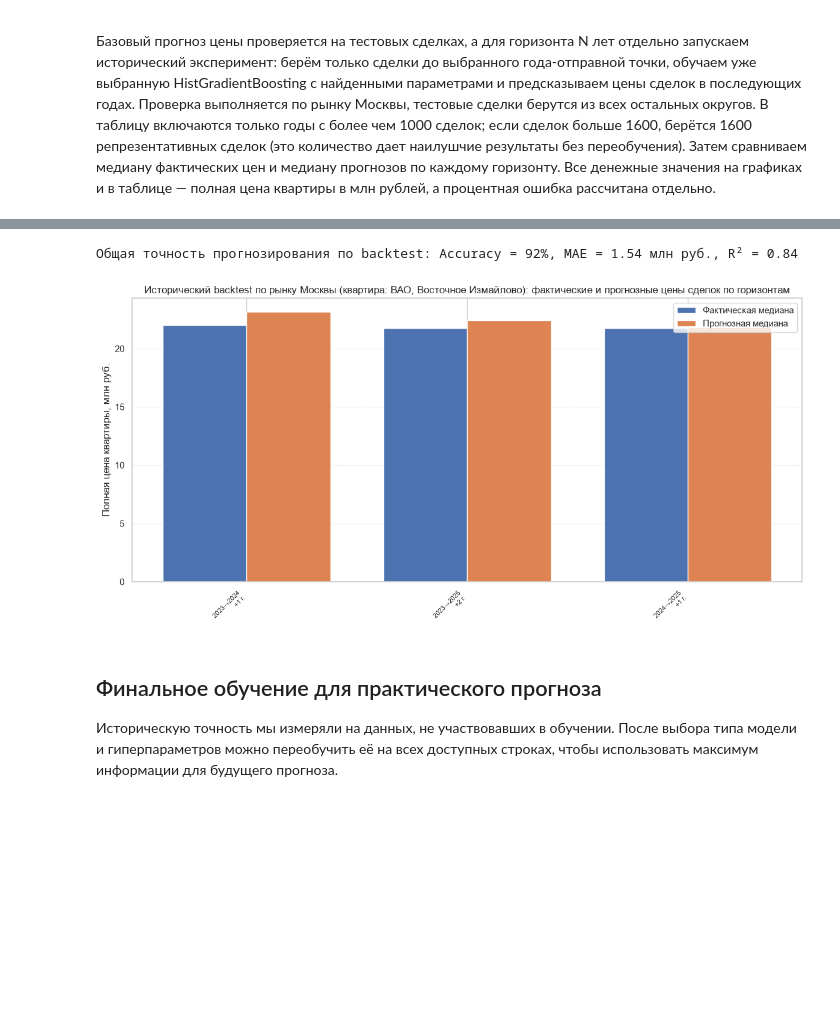
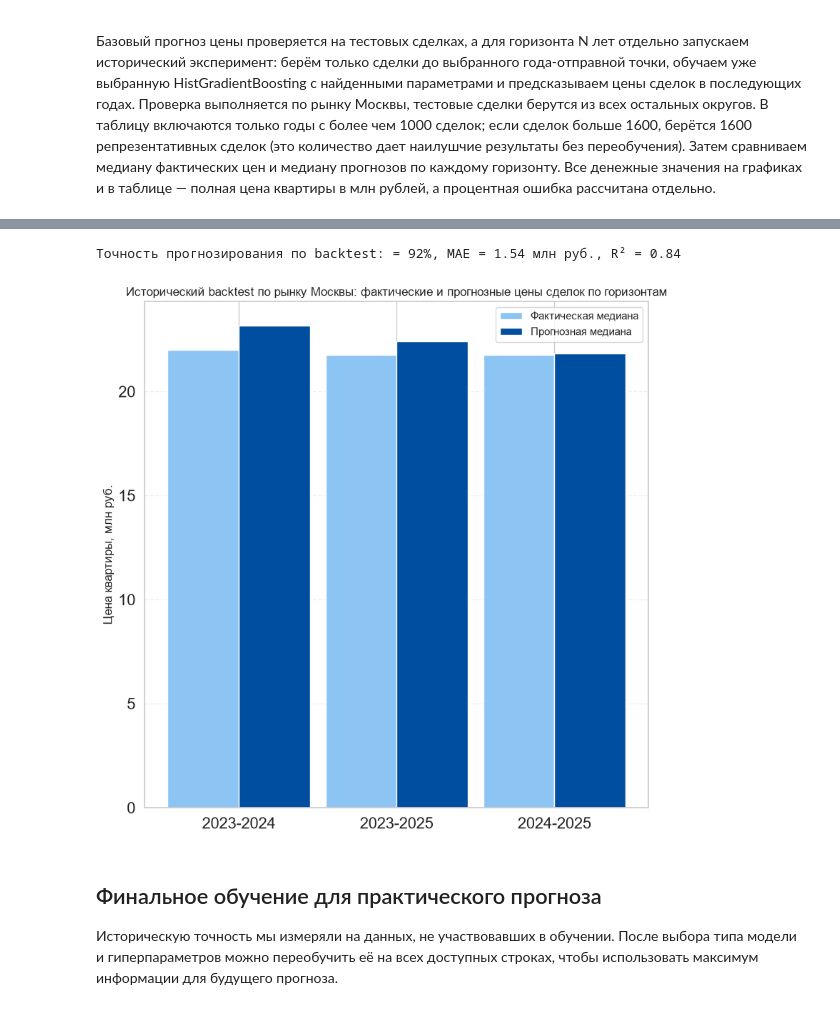
Before and after one commit to o-Anna-o/Prognosis_system, a Jupyter notebook: Prognosis_system.ipynb, the cells around one changed output, grey strips where cells are left out. Cells and saved outputs as stored; diff of their text form; code cells hidden in the pictures; blank space fills up the shorter version.

```diff
--- a/Prognosis_system.ipynb
+++ b/Prognosis_system.ipynb
@@ -576,8 +576,8 @@ if n > 0:
     x = np.arange(n)
     width = 0.35
     plt.figure(figsize=(14, 7))
-    plt.bar(x - width / 2, sample['real_mln'], width, label='Реальная цена', alpha=0.9, edgecolor='black')
-    plt.bar(x + width / 2, sample['predicted_mln'], width, label='Прогнозируемая цена', alpha=0.9, edgecolor='black')
+    plt.bar(x - width / 2, sample['real_mln'], width, label='Реальная цена', alpha=0.9, edgecolor='black',color="#4FC3F7")
+    plt.bar(x + width / 2, sample['predicted_mln'], width, label='Прогнозируемая цена', alpha=0.9, edgecolor='black', color="#1565C0")
     plt.xlabel('Объект тестовой выборки (улица, округ, площадь)')
     plt.ylabel('Цена квартиры, млн руб.')
     plt.title(f'Сравнение реальной и прогнозируемой цены (модель {best_model_name}, первые {n} объектов)')
@@ -716,48 +716,49 @@ if len(hist_years) >= 3:
             ape_bt = np.abs(actual_bt-pred_bt)/np.maximum(actual_bt,1)*100
             backtest_rows.append({
                 "region": bt_region,
                 "district": bt_district,
                 "Год обучения до": int(origin_year),
                 "Год проверки": int(target_year),
                 "Горизонт, лет": int(target_year-origin_year),
                 "Сделок": int(len(test_bt)),
                 "Фактическая медиана, млн руб.": float(np.median(actual_bt)/1e6),
                 "Прогнозная медиана, млн руб.": float(np.median(pred_bt)/1e6),
                 "MAE, млн руб.": float(mean_absolute_error(actual_bt,pred_bt)/1e6),
                 "MAPE, %": round(float(np.mean(ape_bt))),
-                "Accuracy, %": round(float(100 - np.mean(ape_bt))),
+                "Точность, %": round(float(100 - np.mean(ape_bt))),
                 "R²": float(r2_score(actual_bt, pred_bt)) if len(actual_bt) > 1 else np.nan
             })
 
 backtest_n_years = pd.DataFrame(backtest_rows)
 if not backtest_n_years.empty:
     display(backtest_n_years.round(2))
-    # Общая точность прогнозирования по backtest: Accuracy = наиболее частое значение (мода)
-    acc_mode = backtest_n_years["Accuracy, %"].round(0).mode().iloc[0]
-    print(f"Общая точность прогнозирования по backtest: "
-          f"Accuracy = {acc_mode:.0f}%, "
+    # Общая точность прогнозирования по backtest: Точность = наиболее частое значение (мода)
+    acc_mode = backtest_n_years["Точность, %"].round(0).mode().iloc[0]
+    print(f"Точность прогнозирования по backtest: "
+          f"= {acc_mode:.0f}%, "
           f"MAE = {backtest_n_years['MAE, млн руб.'].mean():.2f} млн руб., "
           f"R² = {backtest_n_years['R²'].mean():.2f}")
     # Для наглядности показываем прогнозные и фактические медианы по каждому историческому прогнозу
     plot_bt = backtest_n_years.sort_values(["Год обучения до","Год проверки"]).reset_index(drop=True)
-    labels_bt = [f'{r["Год обучения до"]}→{r["Год проверки"]}\n+{r["Горизонт, лет"]} г.' for _,r in plot_bt.iterrows()]
-    xx = np.arange(len(plot_bt)); width=.38
-    plt.figure(figsize=(max(12,len(plot_bt)*.65),6))
-    plt.bar(xx-width/2, plot_bt["Фактическая медиана, млн руб."], width, label="Фактическая медиана")
-    plt.bar(xx+width/2, plot_bt["Прогнозная медиана, млн руб."], width, label="Прогнозная медиана")
-    plt.xticks(xx, labels_bt, rotation=45, ha="right", fontsize=8)
-    plt.ylabel("Полная цена квартиры, млн руб.")
-    plt.title(f"Исторический backtest по рынку Москвы (квартира: {bt_region}, {bt_district}): фактические и прогнозные цены сделок по горизонтам")
+    labels_bt = [f'{r["Год обучения до"]}-{r["Год проверки"]}' for _,r in plot_bt.iterrows()]
+    xx = np.arange(len(plot_bt)); width=.45
+    plt.figure(figsize=(8,8))
+    plt.bar(xx-width/2, plot_bt["Фактическая медиана, млн руб."], width, label="Фактическая медиана", color="#8CC5F4")
+    plt.bar(xx+width/2, plot_bt["Прогнозная медиана, млн руб."], width, label="Прогнозная медиана", color="#004E9F")
+    plt.xticks(xx, labels_bt, fontsize=16)
+    plt.ylabel("Цена квартиры, млн руб.")
+    plt.yticks(fontsize=16)
+    plt.title(f"Исторический backtest по рынку Москвы: фактические и прогнозные цены сделок по горизонтам")
     plt.legend(); plt.grid(axis="y", linestyle="--", alpha=.3); plt.tight_layout(); plt.show()
 else:
     print("Для многошаговой исторической проверки недостаточно периодов или сделок.")
 # %% [output]
 |  | region | district | Год обучения до | Год проверки | Горизонт, лет | Сделок | Фактическая медиана, млн руб. | ... |
 | 0 | ВАО | Восточное Измайлово | 2023 | 2024 | 1 | 1600 | 22.00 | ... |
 | 1 | ВАО | Восточное Измайлово | 2023 | 2025 | 2 | 1600 | 21.75 | ... |
 | 2 | ВАО | Восточное Измайлово | 2024 | 2025 | 1 | 1600 | 21.75 | ... |
-Общая точность прогнозирования по backtest: Accuracy = 92%, MAE = 1.54 млн руб., R² = 0.84
+Точность прогнозирования по backtest: = 92%, MAE = 1.54 млн руб., R² = 0.84
-[figure, old version]
+[figure, new version]
 # %% [markdown]
 ## Финальное обучение для практического прогноза
 
```
Also changed, not shown: parts of 9 cells of this notebook, 1 other file.
